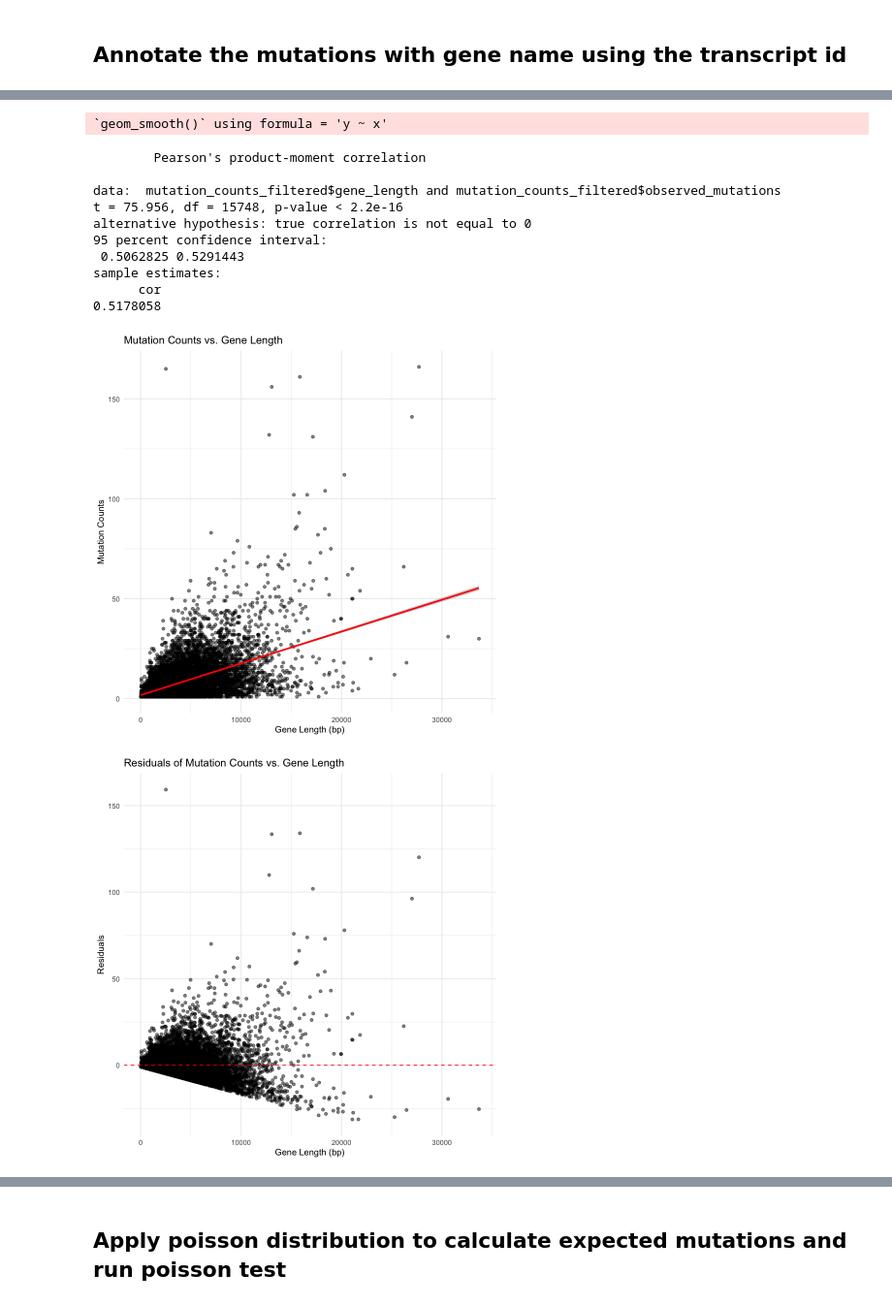
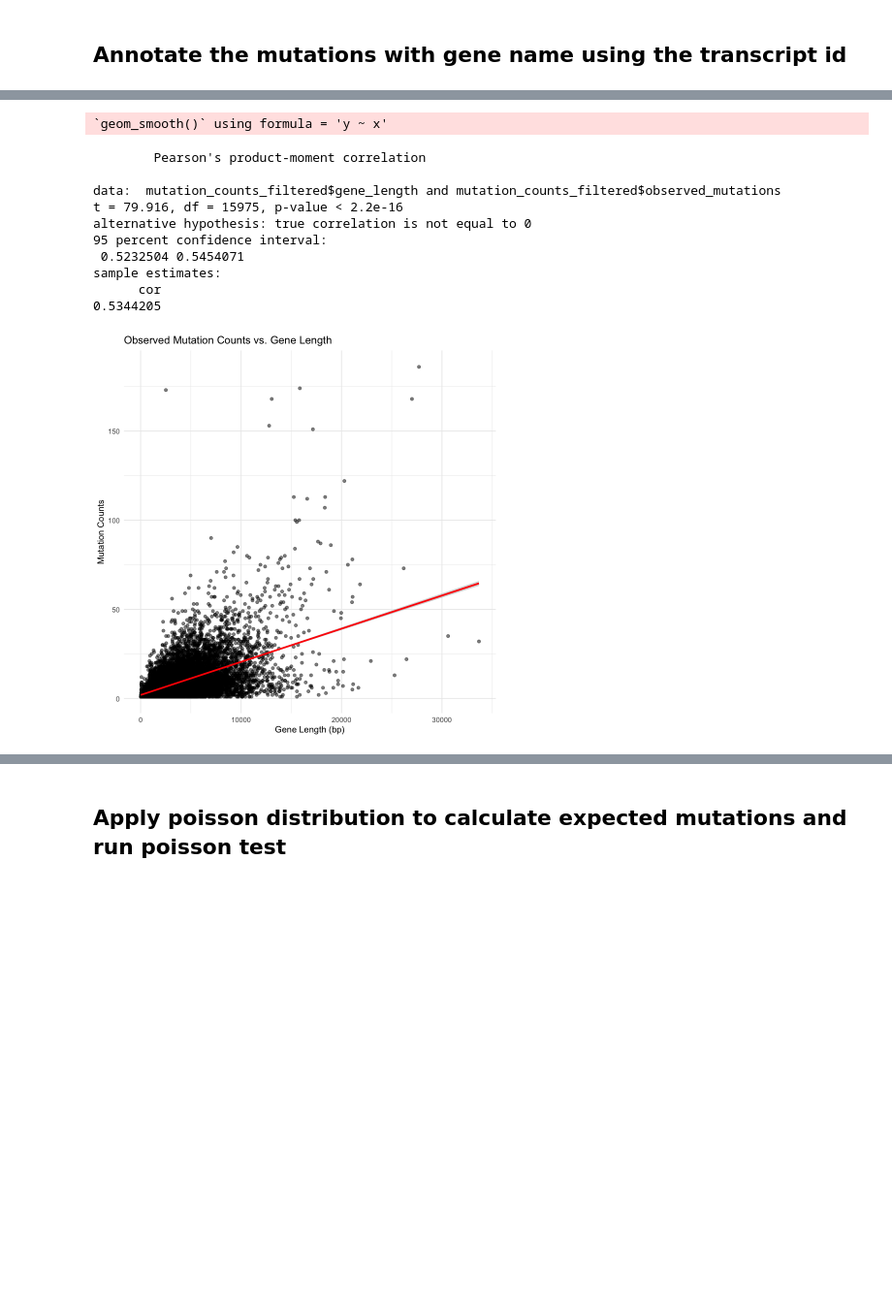
Before and after one commit to anl078/ECE204Repo, a Jupyter notebook: project2/Project2_R.ipynb, the cells around one changed output, grey strips where cells are left out. Shown at 97% size. Drawn from its saved outputs; the diff is of its cells as text; code cells hidden in the pictures; blank space fills up the shorter version.

```diff
--- a/project2/Project2_R.ipynb
+++ b/project2/Project2_R.ipynb
@@ -151,0 +135,3 @@ nrow(STAD_mutation_filtered_patient_gene)
+# %%
+patient_mut = 7000
+gene_mut = 300
@@ -207,0 +434,8 @@ mutation_counts_filtered$log_gene_length <- log(mutation_counts_filtered$gene_le
+# %%
+total_mutations <- sum(mutation_counts_filtered$observed_mutations)
+total_length <- sum(mutation_counts_filtered$gene_length)
+avg_mutation_rate <- total_mutations / total_length
+cat("Average mutation rate (mutations per bp):", avg_mutation_rate, "\n")
+
+mutation_counts_filtered <- mutation_counts_filtered %>%
+  mutate(expected_mutations = gene_length * avg_mutation_rate)
@@ -241,37 +461,25 @@ Expected zeros under Poisson: 8.298607
 # %%
 # Scatter Plot
 ggplot(mutation_counts_filtered, aes(x = gene_length, y = observed_mutations)) +
   geom_point(alpha = 0.5) +
   geom_smooth(method = "lm", color = "red") +
   labs(x = "Gene Length (bp)", y = "Mutation Counts",
-       title = "Mutation Counts vs. Gene Length") +
+       title = "Observed Mutation Counts vs. Gene Length") +
   theme_minimal()
 
 # Correlation Test
 cor_test <- cor.test(mutation_counts_filtered$gene_length, mutation_counts_filtered$observed_mutations, method = "pearson")
 print(cor_test)
-
-# Linear Model and Residual Plot
-lm_fit <- lm(observed_mutations ~ gene_length, data = mutation_counts_filtered)
-mutation_counts_filtered$residuals <- residuals(lm_fit)
-
-ggplot(mutation_counts_filtered, aes(x = gene_length, y = residuals)) +
-  geom_point(alpha = 0.5) +
-  geom_hline(yintercept = 0, linetype = "dashed", color = "red") +
-  labs(x = "Gene Length (bp)", y = "Residuals",
-       title = "Residuals of Mutation Counts vs. Gene Length") +
-  theme_minimal()
 # %% [output]
 `geom_smooth()` using formula = 'y ~ x'
         Pearson's product-moment correlation
 
 data:  mutation_counts_filtered$gene_length and mutation_counts_filtered$observed_mutations
-t = 75.956, df = 15748, p-value < 2.2e-16
+t = 79.916, df = 15975, p-value < 2.2e-16
 alternative hypothesis: true correlation is not equal to 0
 95 percent confidence interval:
- 0.5062825 0.5291443
+ 0.5232504 0.5454071
 sample estimates:
       cor
-0.5178058
+0.5344205
-[figure, old version]
+[figure, new version]
-[figure, removed]
```
Also changed, not shown: parts of 131 cells of this notebook, 2 other files.
